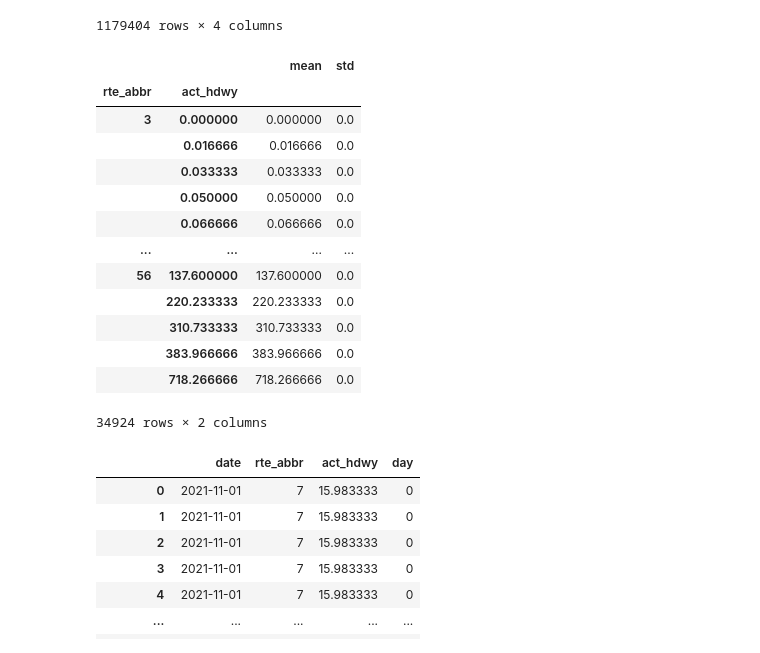
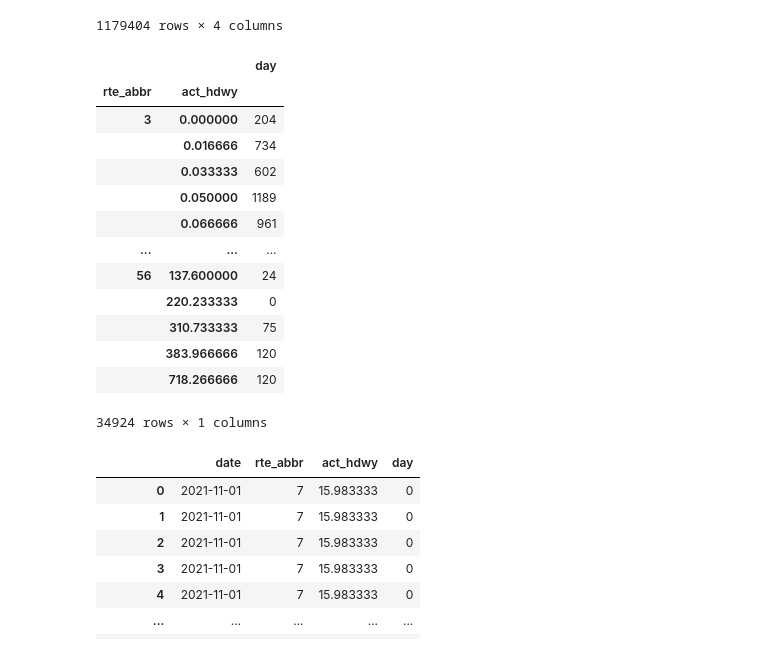
Before and after one commit to NSS-Data-Analytics-Cohort-7/wego-data-world-problems, a Jupyter notebook: notebook/wego_python-v3.ipynb, the cells around one changed output. Drawn from its saved outputs; the diff is of its cells as text; code cells hidden in the pictures.

```diff
--- a/notebook/wego_python-v3.ipynb
+++ b/notebook/wego_python-v3.ipynb
@@ -294,25 +294,25 @@ trip2.drop_duplicates()
 | 39992458 | 2022-11-01 | 50 | 7.633333 | 1 |
 1179404 rows × 4 columns
 # %%
-trip2.groupby(['rte_abbr', 'act_hdwy']).act_hdwy.agg({'mean' ,'std'})
+# trip2.groupby(['rte_abbr', 'act_hdwy']).sum()
 
-
+trip2.groupby(['rte_abbr', 'act_hdwy']).sum()
 # groupby(['date','trip_id', 'rte_abbr']).act_hdwy.agg({'mean' ,'std'})
 # %% [output]
-|  |  | mean | std |
-| rte_abbr | act_hdwy |  |  |
-| 3 | 0.000000 | 0.000000 | 0.0 |
-|  | 0.016666 | 0.016666 | 0.0 |
-|  | 0.033333 | 0.033333 | 0.0 |
-|  | 0.050000 | 0.050000 | 0.0 |
-|  | 0.066666 | 0.066666 | 0.0 |
-| ... | ... | ... | ... |
-| 56 | 137.600000 | 137.600000 | 0.0 |
-|  | 220.233333 | 220.233333 | 0.0 |
-|  | 310.733333 | 310.733333 | 0.0 |
-|  | 383.966666 | 383.966666 | 0.0 |
-|  | 718.266666 | 718.266666 | 0.0 |
+|  |  | day |
+| rte_abbr | act_hdwy |  |
+| 3 | 0.000000 | 204 |
+|  | 0.016666 | 734 |
+|  | 0.033333 | 602 |
+|  | 0.050000 | 1189 |
+|  | 0.066666 | 961 |
+| ... | ... | ... |
+| 56 | 137.600000 | 24 |
+|  | 220.233333 | 0 |
+|  | 310.733333 | 75 |
+|  | 383.966666 | 120 |
+|  | 718.266666 | 120 |
-34924 rows × 2 columns
+34924 rows × 1 columns
 # %%
 trip2
 # %% [output]
```
